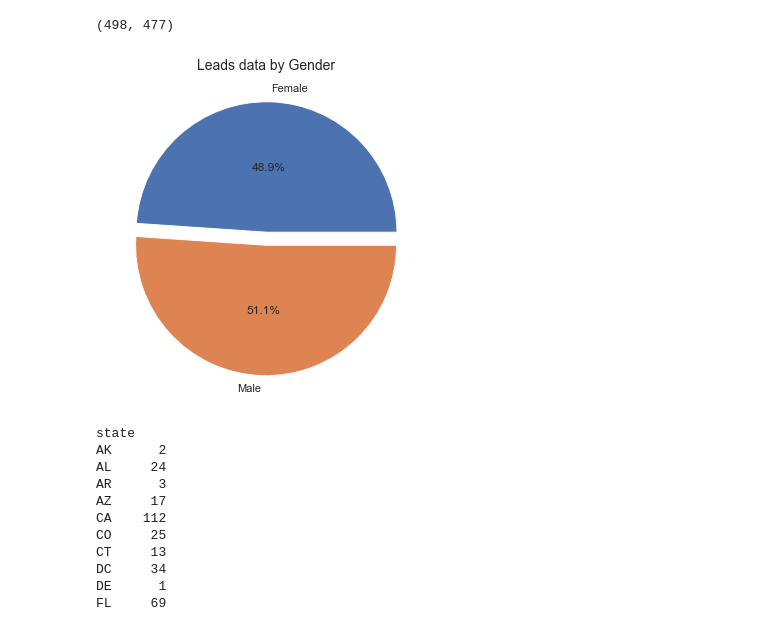
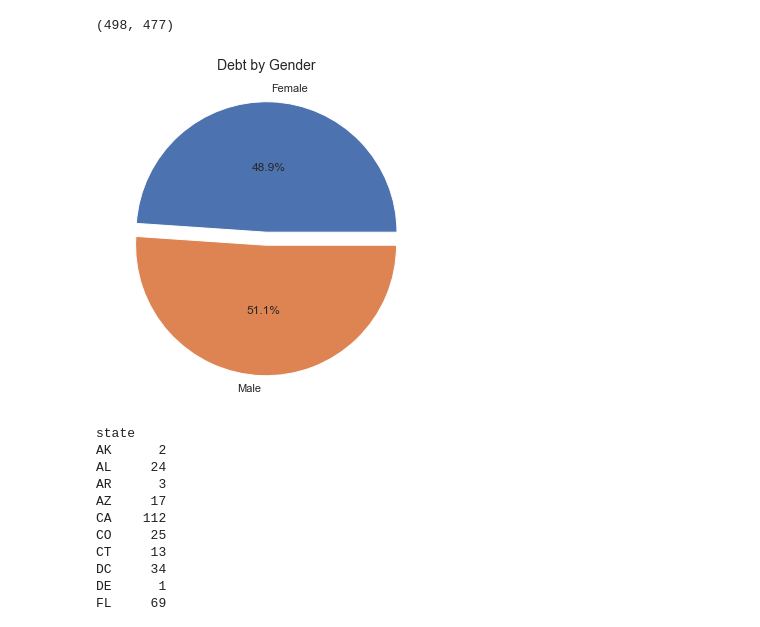
Before and after one commit to Jose-Monagas/SFS_assessment, a Jupyter notebook: analysis/SFS_analysis.ipynb, the cells around one changed output. Cells and saved outputs as stored; diff of their text form; code cells hidden in the pictures.

```diff
--- a/analysis/SFS_analysis.ipynb
+++ b/analysis/SFS_analysis.ipynb
@@ -172,12 +172,12 @@ sex_counter(leads_gender)
 # %%
 # Plot leads by gender using matplotlib
 pie, ax = plt.subplots(figsize=[9,6])
 labels = gender_data.keys()
 plt.pie(x=gender_data, autopct="%.1f%%", explode=[0.05]*2, labels=labels, pctdistance=0.5)
-plt.title("Leads data by Gender", fontsize=14)
+plt.title("Debt by Gender", fontsize=14)
 pie.savefig("DataByGenderPieChart.png")
 # %% [output]
-[figure, old version]
+[figure, new version]
 # %%
 # Group leads by State
 state_data = leads_data_df.groupby('state')['state'].count()
```
Also changed, not shown: parts of 24 cells of this notebook, 5 other files.
